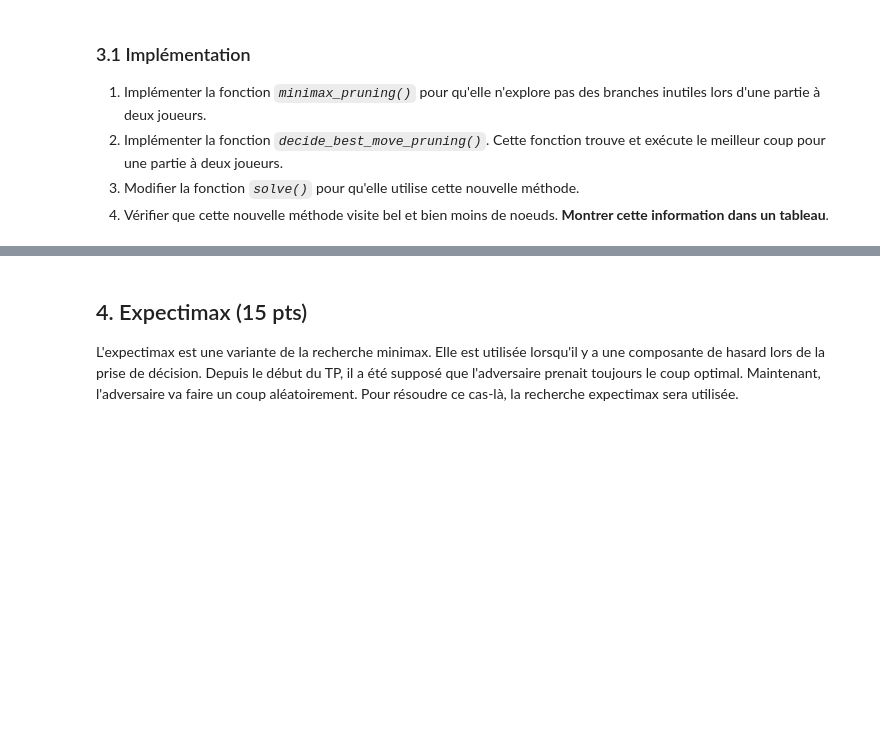
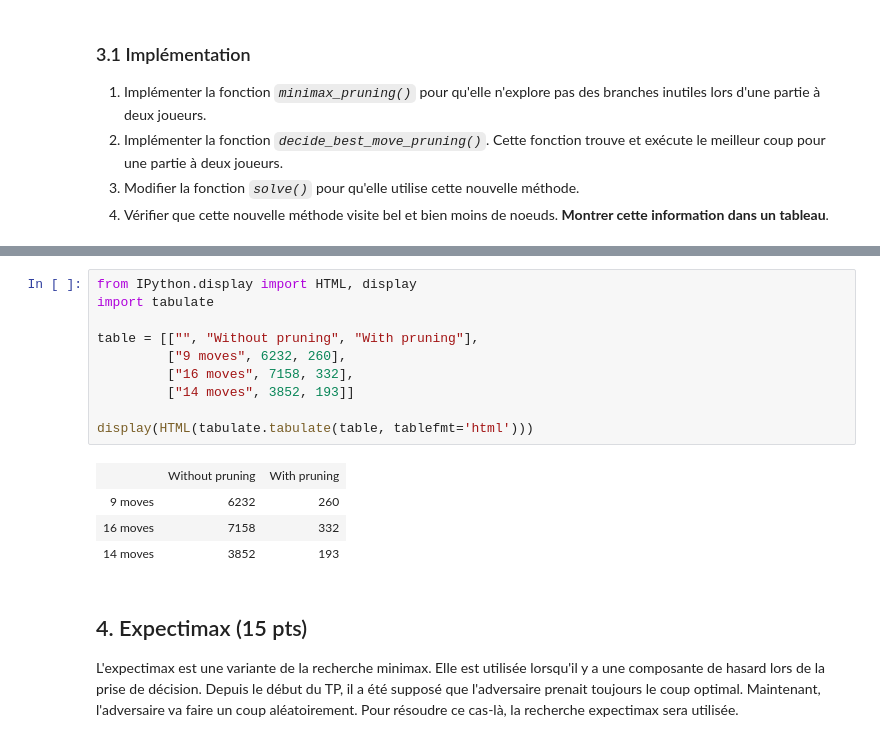
Before and after one commit to MAliElakhrass/INF8215, a Jupyter notebook: TP2/TP2_INF8215.ipynb, the cells around one changed output, grey strips where cells are left out. Cells and saved outputs as stored; diff of their text form; blank space fills up the shorter version.

Commit message:
Importer le code dans jupyter notebook

```diff
--- a/TP2/TP2_INF8215.ipynb
+++ b/TP2/TP2_INF8215.ipynb
@@ -656,3 +990,18 @@ algo.solve(s, False)
+# %%
+from IPython.display import HTML, display
+import tabulate
+
+table = [["", "Without pruning", "With pruning"],
+         ["9 moves", 6232, 260],
+         ["16 moves", 7158, 332],
+         ["14 moves", 3852, 193]]
+
+display(HTML(tabulate.tabulate(table, tablefmt='html')))
+# %% [output]
+|  | Without pruning | With pruning |
+| 9 moves | 6232 | 260 |
+| 16 moves | 7158 | 332 |
+| 14 moves | 3852 | 193 |
 # %% [markdown]
 ## 4. Expectimax (15 pts)
 L'expectimax est une variante de la recherche minimax. Elle est utilisée lorsqu'il y a une composante de hasard lors de la prise de décision. Depuis le début du TP, il a été supposé que l'adversaire prenait toujours le coup optimal. Maintenant, l'adversaire va faire un coup aléatoirement. Pour résoudre ce cas-là, la recherche expectimax sera utilisée.
```
Also changed, not shown: parts of 22 cells of this notebook, 3 other files.
